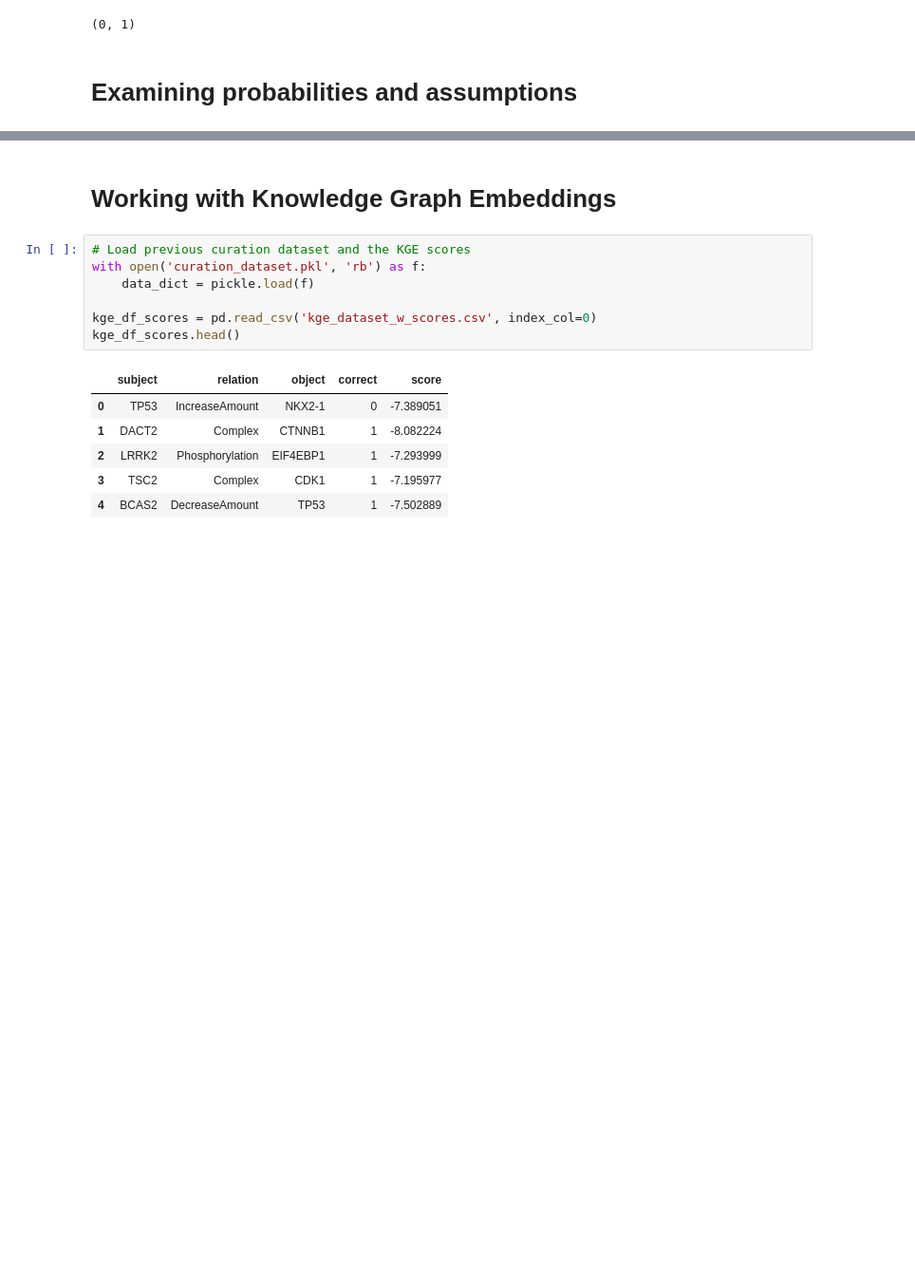
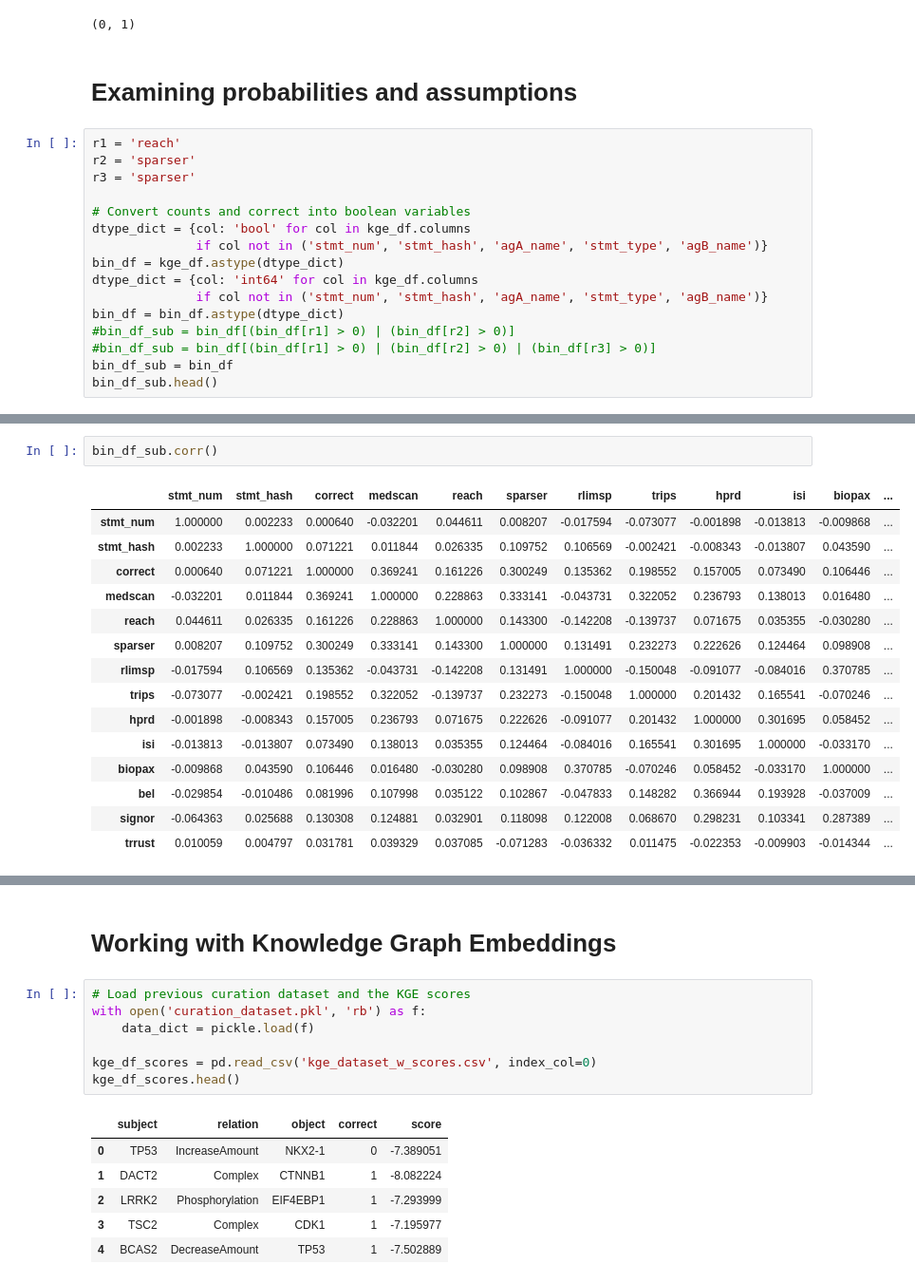
Before and after one commit to sorgerlab/indra_assembly_paper, a Jupyter notebook: notebooks/Belief Prediction.ipynb, the cells around one changed output, grey strips where cells are left out. Shown at 95% size. Cells and saved outputs as stored; diff of their text form; blank space fills up the shorter version.

```diff
--- a/notebooks/Belief Prediction.ipynb
+++ b/notebooks/Belief Prediction.ipynb
@@ -119,3 +120,19 @@ plt.ylim([0, 1])
 (0, 1)
 # %% [markdown]
 # Examining probabilities and assumptions
+# %%
+r1 = 'reach'
+r2 = 'sparser'
+r3 = 'sparser'
+
+# Convert counts and correct into boolean variables
+dtype_dict = {col: 'bool' for col in kge_df.columns
+              if col not in ('stmt_num', 'stmt_hash', 'agA_name', 'stmt_type', 'agB_name')}
+bin_df = kge_df.astype(dtype_dict)
+dtype_dict = {col: 'int64' for col in kge_df.columns
+              if col not in ('stmt_num', 'stmt_hash', 'agA_name', 'stmt_type', 'agB_name')}
+bin_df = bin_df.astype(dtype_dict)
+#bin_df_sub = bin_df[(bin_df[r1] > 0) | (bin_df[r2] > 0)]
+#bin_df_sub = bin_df[(bin_df[r1] > 0) | (bin_df[r2] > 0) | (bin_df[r3] > 0)]
+bin_df_sub = bin_df
+bin_df_sub.head()
@@ -122 +146,19 @@ plt.ylim([0, 1])
+# %%
+bin_df_sub.corr()
+# %% [output]
+|  | stmt_num | stmt_hash | correct | medscan | reach | sparser | rlimsp | trips | hprd | isi | biopax | ... |
+| stmt_num | 1.000000 | 0.002233 | 0.000640 | -0.032201 | 0.044611 | 0.008207 | -0.017594 | -0.073077 | -0.001898 | -0.013813 | -0.009868 | ... |
+| stmt_hash | 0.002233 | 1.000000 | 0.071221 | 0.011844 | 0.026335 | 0.109752 | 0.106569 | -0.002421 | -0.008343 | -0.013807 | 0.043590 | ... |
+| correct | 0.000640 | 0.071221 | 1.000000 | 0.369241 | 0.161226 | 0.300249 | 0.135362 | 0.198552 | 0.157005 | 0.073490 | 0.106446 | ... |
+| medscan | -0.032201 | 0.011844 | 0.369241 | 1.000000 | 0.228863 | 0.333141 | -0.043731 | 0.322052 | 0.236793 | 0.138013 | 0.016480 | ... |
+| reach | 0.044611 | 0.026335 | 0.161226 | 0.228863 | 1.000000 | 0.143300 | -0.142208 | -0.139737 | 0.071675 | 0.035355 | -0.030280 | ... |
+| sparser | 0.008207 | 0.109752 | 0.300249 | 0.333141 | 0.143300 | 1.000000 | 0.131491 | 0.232273 | 0.222626 | 0.124464 | 0.098908 | ... |
+| rlimsp | -0.017594 | 0.106569 | 0.135362 | -0.043731 | -0.142208 | 0.131491 | 1.000000 | -0.150048 | -0.091077 | -0.084016 | 0.370785 | ... |
+| trips | -0.073077 | -0.002421 | 0.198552 | 0.322052 | -0.139737 | 0.232273 | -0.150048 | 1.000000 | 0.201432 | 0.165541 | -0.070246 | ... |
+| hprd | -0.001898 | -0.008343 | 0.157005 | 0.236793 | 0.071675 | 0.222626 | -0.091077 | 0.201432 | 1.000000 | 0.301695 | 0.058452 | ... |
+| isi | -0.013813 | -0.013807 | 0.073490 | 0.138013 | 0.035355 | 0.124464 | -0.084016 | 0.165541 | 0.301695 | 1.000000 | -0.033170 | ... |
+| biopax | -0.009868 | 0.043590 | 0.106446 | 0.016480 | -0.030280 | 0.098908 | 0.370785 | -0.070246 | 0.058452 | -0.033170 | 1.000000 | ... |
+| bel | -0.029854 | -0.010486 | 0.081996 | 0.107998 | 0.035122 | 0.102867 | -0.047833 | 0.148282 | 0.366944 | 0.193928 | -0.037009 | ... |
+| signor | -0.064363 | 0.025688 | 0.130308 | 0.124881 | 0.032901 | 0.118098 | 0.122008 | 0.068670 | 0.298231 | 0.103341 | 0.287389 | ... |
+| trrust | 0.010059 | 0.004797 | 0.031781 | 0.039329 | 0.037085 | -0.071283 | -0.036332 | 0.011475 | -0.022353 | -0.009903 | -0.014344 | ... |
 # %%
```
Also changed, not shown: parts of 33 cells of this notebook.
